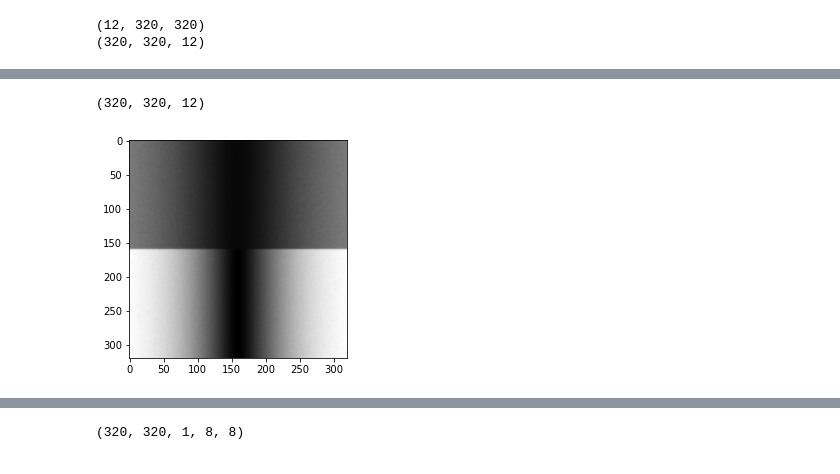
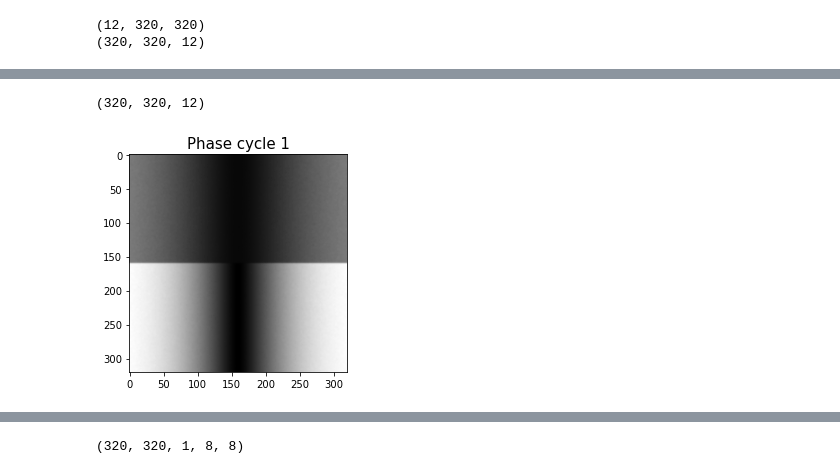
Before and after one commit to Krithika16/Coil_combination_comparative_study, a Jupyter notebook: notebooks/Simulating_phantom_coil_data.ipynb, the cells around one changed output, grey strips where cells are left out. Drawn from its saved outputs; the diff is of its cells as text; code cells hidden in the pictures.

```diff
--- a/notebooks/Simulating_phantom_coil_data.ipynb
+++ b/notebooks/Simulating_phantom_coil_data.ipynb
@@ -89,4 +86,5 @@ array([0.06779263-0.03363105j, 0.03835793-0.01510229j,
 for i in range(test_image.shape[2]):
     plt.figure()
     plt.imshow(np.abs(test_image[:,:,i]), cmap = 'gray')
+    plt.title("Phase cycle " + str(i+1), fontsize = 15)
 # %% [output]
@@ -158,10 +164,11 @@ def smooth_bssfp_images(bssfp_coil_im):
 # %%
 smoothed_bssfp_images = smooth_bssfp_images(test_image)
 print(smoothed_bssfp_images.shape)
 
 for i in range(12):
     plt.figure()
     plt.imshow(np.abs(smoothed_bssfp_images[:,:,i]), cmap = 'gray')
+    plt.title("Phase cycle " + str(i+1), fontsize = 15)
 # %% [output]
 (320, 320, 12)
-[figure, old version]
+[figure, new version]
```
Also changed, not shown: parts of 14 cells of this notebook.
